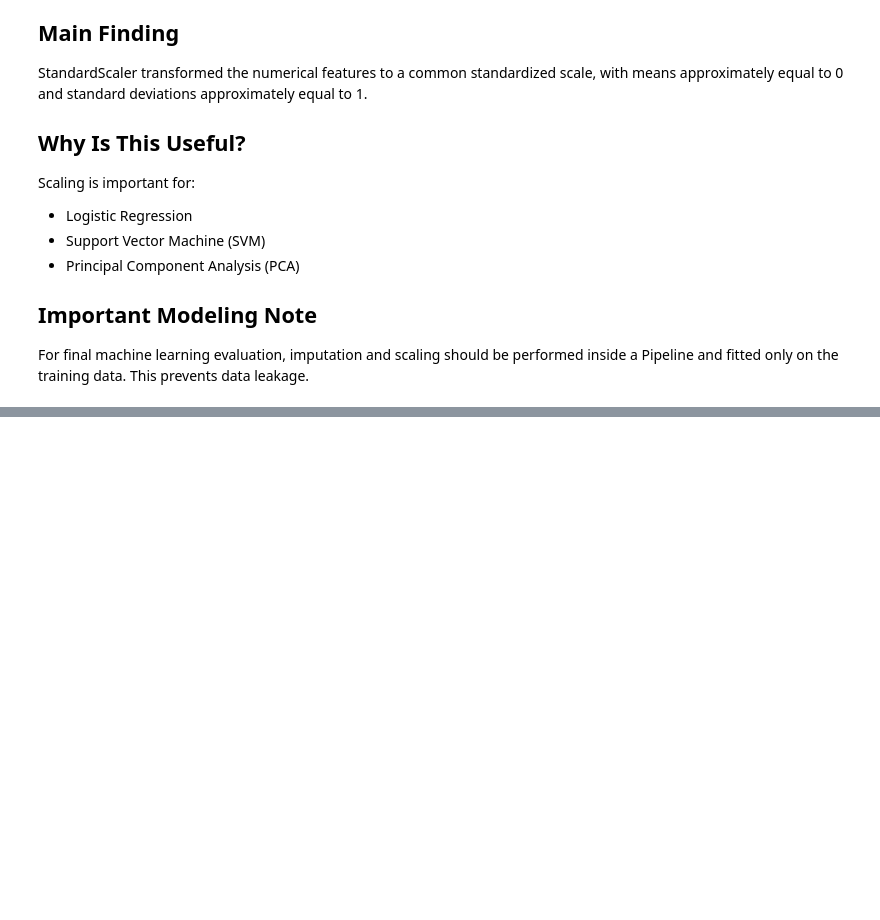
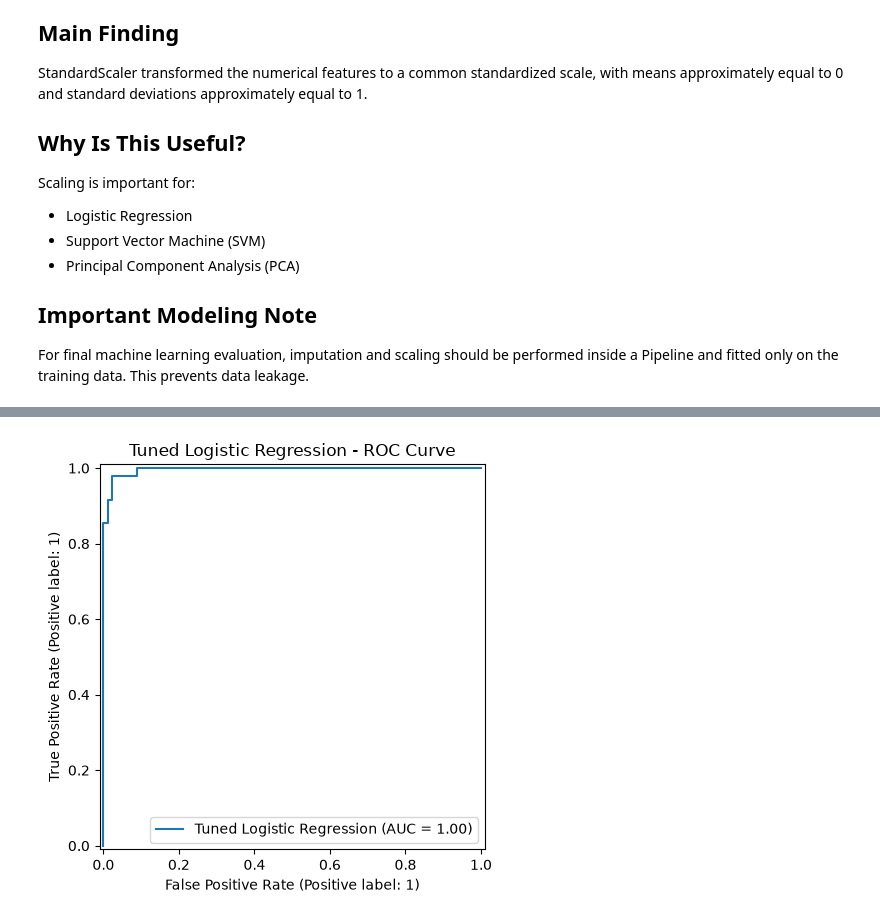
Before and after one commit to N-Amasha/Breast-Cancer-Classification, a Jupyter notebook: MEMBER_04/notebook.ipynb, the cells around one changed output, grey strips where cells are left out. Saved outputs shown, nothing was run; the diff lists cells and outputs as text; code cells hidden in the pictures; blank space fills up the shorter version.

```diff
--- a/MEMBER_04/notebook.ipynb
+++ b/MEMBER_04/notebook.ipynb
@@ -458,0 +2079,28 @@ For final machine learning evaluation, imputation and scaling should be performe
+# %%
+# ============================================================
+# PLOT ROC CURVE FOR TUNED LOGISTIC REGRESSION
+# ============================================================
+
+# Create the ROC curve using the tuned model's
+# predicted probabilities.
+RocCurveDisplay.from_predictions(
+    y_test,
+    y_prob_lr_tuned,
+    name="Tuned Logistic Regression"
+)
+
+
+# Add a descriptive title.
+plt.title(
+    "Tuned Logistic Regression - ROC Curve"
+)
+
+
+# Improve layout.
+plt.tight_layout()
+
+
+# Display the ROC curve.
+plt.show()
+# %% [output]
+[figure, added]
```
Also changed, not shown: parts of 31 cells of this notebook, 5 other files.
